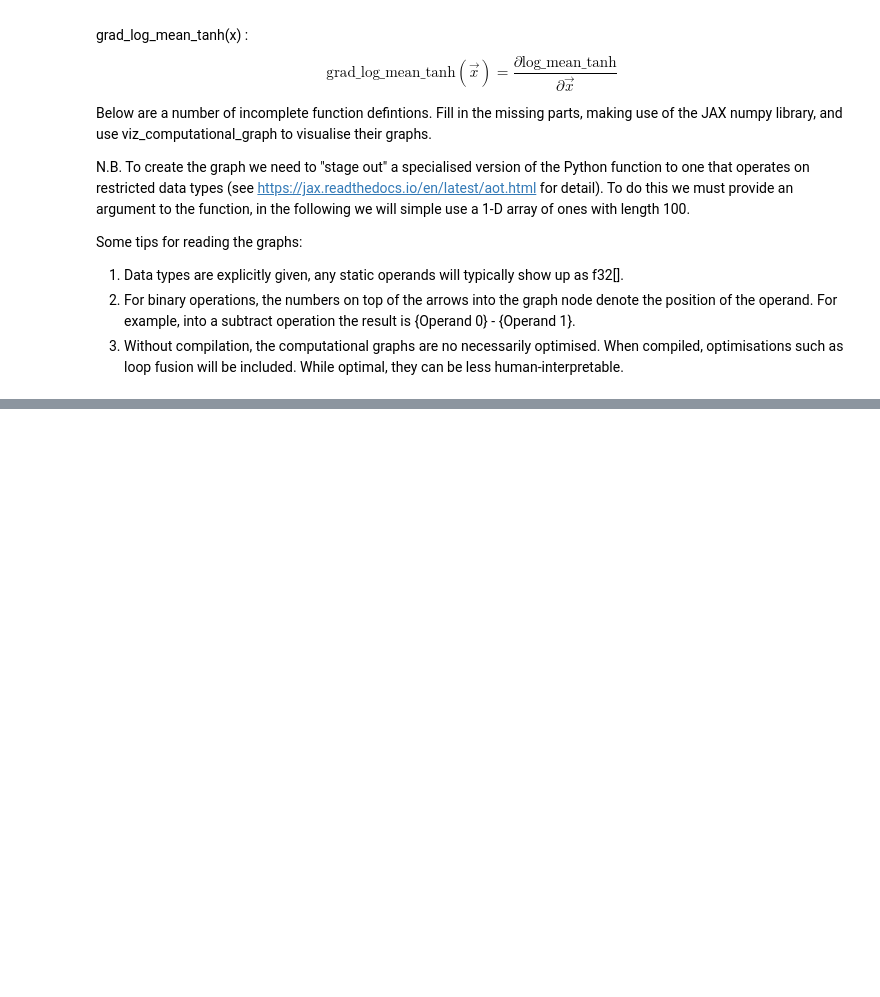
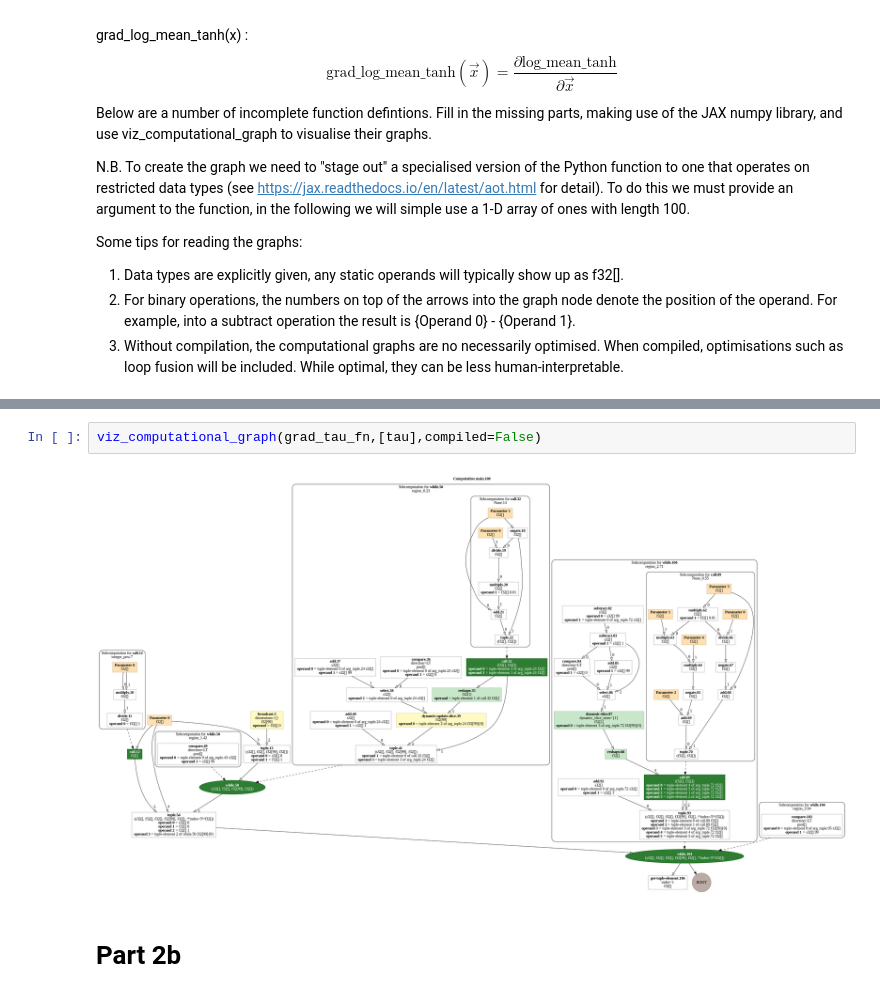
Before and after one commit to aidancrilly/AIMSLecture, a Jupyter notebook: ColabExercises/Exercise1.ipynb, the cells around one changed output, grey strips where cells are left out. Cells and saved outputs as stored; diff of their text form; blank space fills up the shorter version.

Commit message:
Partial update of part 2

```diff
--- a/ColabExercises/Exercise1.ipynb
+++ b/ColabExercises/Exercise1.ipynb
@@ -84,0 +165,6 @@ $$ \frac{dy}{dt} = - \frac{y}{\tau} $$
+# %%
+viz_computational_graph(grad_tau_fn,[tau],compiled=False)
+# %% [output]
+[figure, added]
+# %% [markdown]
+# Part 2b
```
Also changed, not shown: parts of 10 cells of this notebook.
